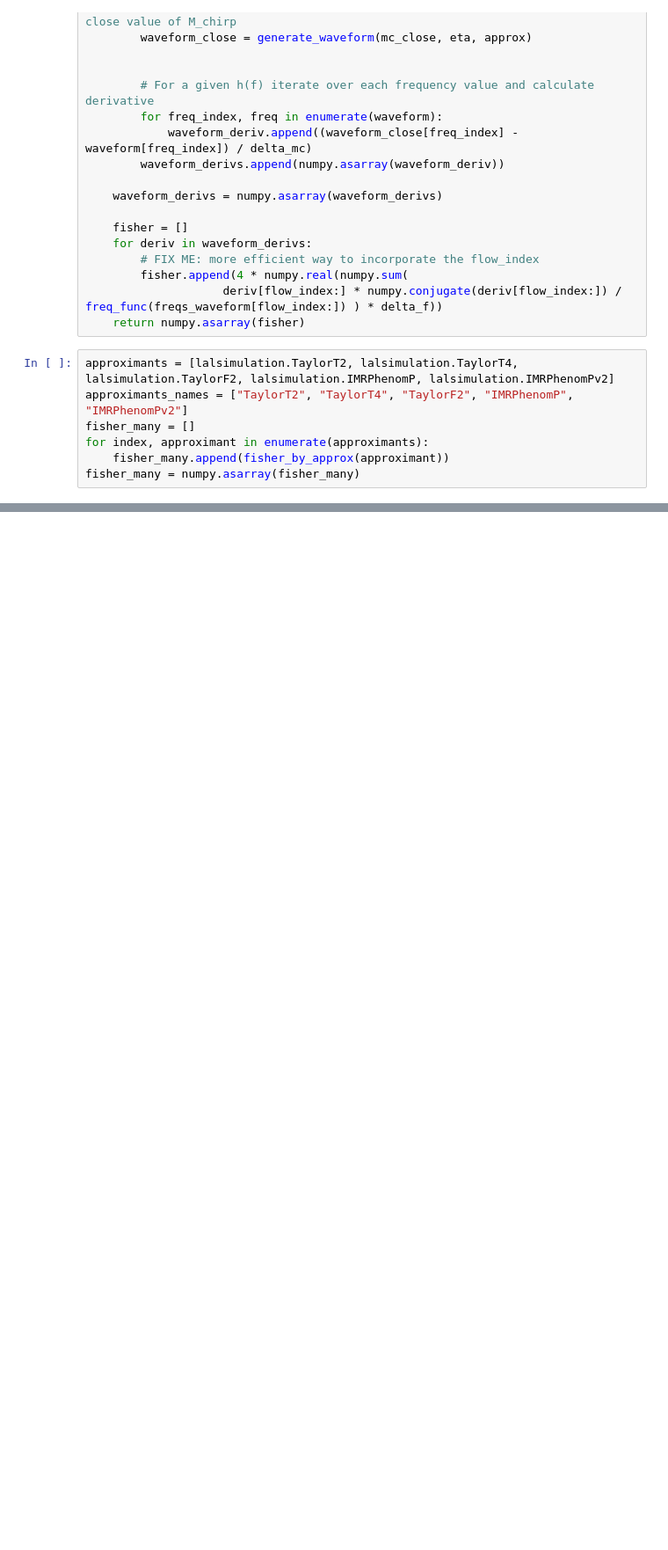
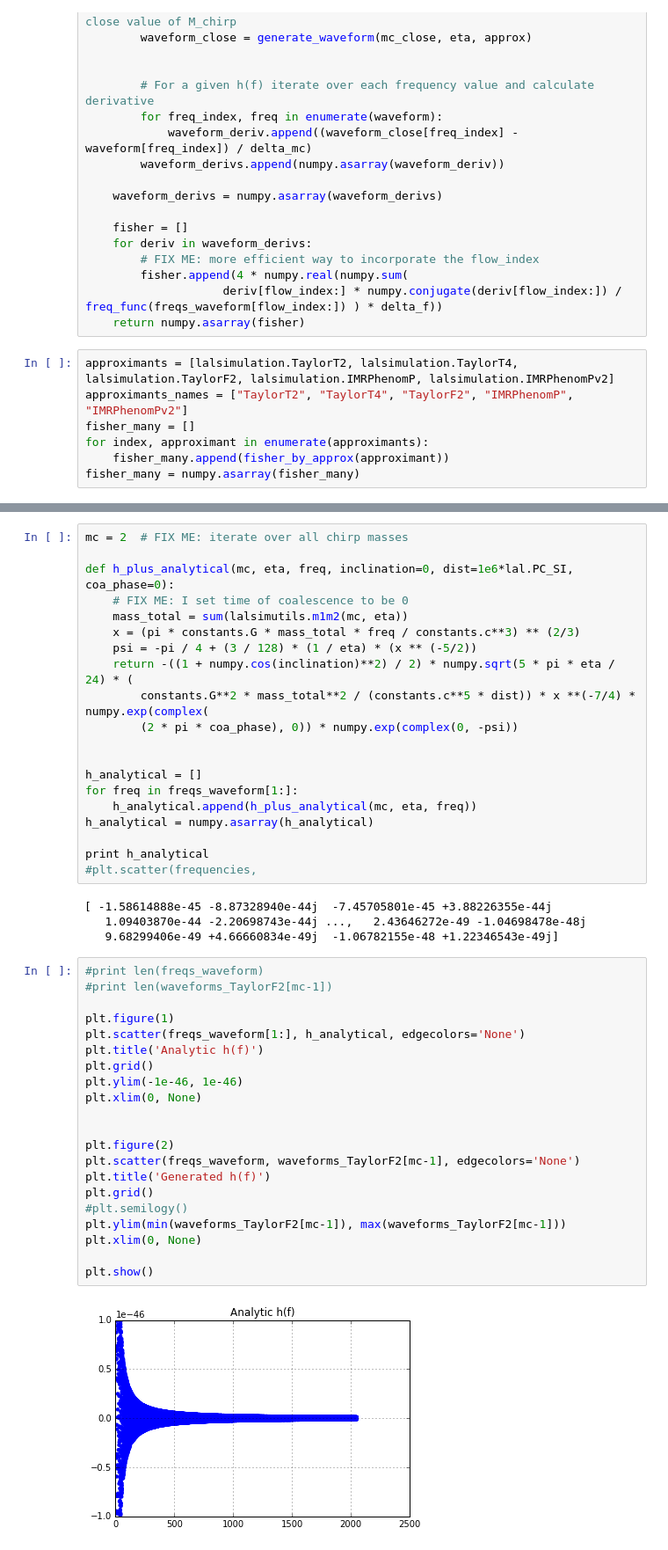
Before and after one commit to CIERA-Northwestern/precession_measurability, a Jupyter notebook: fisher_matrix.ipynb, the cells around one changed output, grey strips where cells are left out. Shown: that part at 88% size. Saved outputs shown, nothing was run; the diff lists cells and outputs as text; blank space fills up the shorter version.

```diff
--- a/fisher_matrix.ipynb
+++ b/fisher_matrix.ipynb
@@ -518,0 +536,47 @@ plt.show()
+# %%
+mc = 2  # FIX ME: iterate over all chirp masses
+
+def h_plus_analytical(mc, eta, freq, inclination=0, dist=1e6*lal.PC_SI, coa_phase=0):
+    # FIX ME: I set time of coalescence to be 0
+    mass_total = sum(lalsimutils.m1m2(mc, eta))
+    x = (pi * constants.G * mass_total * freq / constants.c**3) ** (2/3)
+    psi = -pi / 4 + (3 / 128) * (1 / eta) * (x ** (-5/2))
+    return -((1 + numpy.cos(inclination)**2) / 2) * numpy.sqrt(5 * pi * eta / 24) * (
+        constants.G**2 * mass_total**2 / (constants.c**5 * dist)) * x **(-7/4) * numpy.exp(complex(
+        (2 * pi * coa_phase), 0)) * numpy.exp(complex(0, -psi))
+
+
+h_analytical = []
+for freq in freqs_waveform[1:]:
+    h_analytical.append(h_plus_analytical(mc, eta, freq))
+h_analytical = numpy.asarray(h_analytical)
+
+print h_analytical
+#plt.scatter(frequencies,
+# %% [output]
+[ -1.58614888e-45 -8.87328940e-44j  -7.45705801e-45 +3.88226355e-44j
+   1.09403870e-44 -2.20698743e-44j ...,   2.43646272e-49 -1.04698478e-48j
+   9.68299406e-49 +4.66660834e-49j  -1.06782155e-48 +1.22346543e-49j]
+# %%
+#print len(freqs_waveform)
+#print len(waveforms_TaylorF2[mc-1])
+
+plt.figure(1)
+plt.scatter(freqs_waveform[1:], h_analytical, edgecolors='None')
+plt.title('Analytic h(f)')
+plt.grid()
+plt.ylim(-1e-46, 1e-46)
+plt.xlim(0, None)
+
+
+plt.figure(2)
+plt.scatter(freqs_waveform, waveforms_TaylorF2[mc-1], edgecolors='None')
+plt.title('Generated h(f)')
+plt.grid()
+#plt.semilogy()
+plt.ylim(min(waveforms_TaylorF2[mc-1]), max(waveforms_TaylorF2[mc-1]))
+plt.xlim(0, None)
+
+plt.show()
+# %% [output]
+[figure, added]
```
Also changed, not shown: parts of 6 cells of this notebook.
